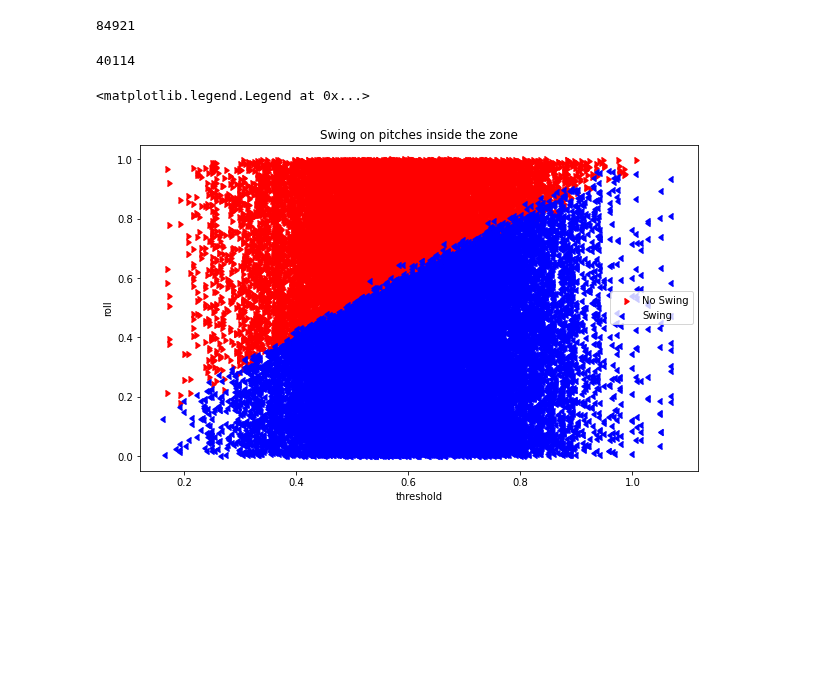
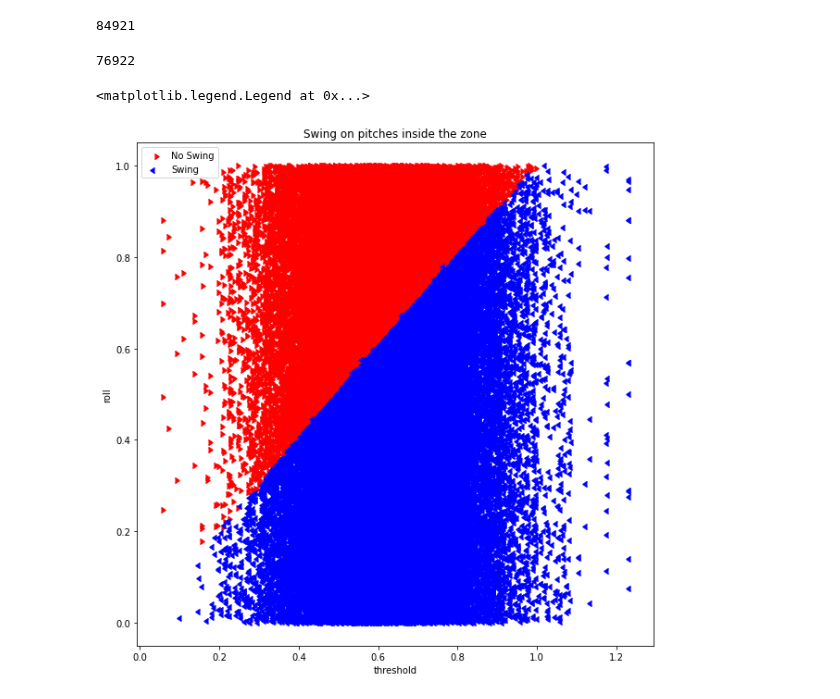
Before and after one commit to xSke/resim, a Jupyter notebook: find_roll_formula_swing_on_strike.ipynb, the cells around one changed output. Drawn from its saved outputs; the diff is of its cells as text; code cells hidden in the pictures; blank space fills up the shorter version.

```diff
--- a/find_roll_formula_swing_on_strike.ipynb
+++ b/find_roll_formula_swing_on_strike.ipynb
@@ -16 +93,4 @@ len(df)
+# %%
+df["batter_mul"] = df.apply(get_batter_mul, axis=1)
+df["pitcher_mul"] = df.apply(get_pitcher_mul, axis=1)
 # %%
@@ -40,7 +139,8 @@ df.loc[df["pitcher_mods"].astype(str).str.contains("SCATTERED"),"pitcher_vibes"]
 # %%
 dfc = df
 # for exclude_mod in ["OVERPERFORMING", "UNDERPERFORMING", "HIGH_PRESSURE", "GROWTH", "SINKING_SHIP", "TRAVELING"]:
-for exclude_mod in ["FLINCH", "O_NO", "ON_FIRE", "GROWTH", "TRAVELING"]:
+# for exclude_mod in ["FLINCH", "O_NO", "ON_FIRE", "GROWTH", "TRAVELING", "CHUNKY", "SMOOTH"]:
+for exclude_mod in ["O_NO", "ON_FIRE", "CHUNKY", "SMOOTH"]:
  dfc = dfc[~dfc["batter_mods"].astype(str).str.contains(exclude_mod)]
  dfc = dfc[~dfc["pitcher_mods"].astype(str).str.contains(exclude_mod)]
  dfc = dfc[~dfc["pitching_team_mods"].astype(str).str.contains(exclude_mod)]
@@ -48,42 +148,50 @@ for exclude_mod in ["FLINCH", "O_NO", "ON_FIRE", "GROWTH", "TRAVELING"]:
 
 # dfc = dfc[dfc['roll'] < 0.95]
 # dfc = dfc[dfc['roll'] > 0.1]
-dfc = dfc[(dfc['pitcher_multiplier'] == 1) & (dfc['batter_multiplier'] == 1)]
+# dfc = dfc[(dfc['pitcher_multiplier'] == 1) & (dfc['batter_multiplier'] == 1)]
 # dfc = dfc[(dfc['pitcher_vibes'].abs() < 0.2) & (dfc['batter_vibes'].abs() < 0.2)]
-dfc = dfc[dfc['batter_patheticism'] > 0.1]
+# dfc = dfc[dfc['batter_patheticism'] > 0.1]
 
 len(dfc)
 # %% [output]
-40114
+76922
 # %%
-dfc['threshold'] = 0.682013-(
-        0.39941986324858486 * (dfc['pitcher_ruthlessness'] + 0.2 * df['pitcher_vibes'])
-        - 0.20159265010434763 * df['ballpark_viscosity']
-        - 0.09009686226184446 * (df['batter_thwackability'] + 0.2 * df['batter_vibes'])
-        - 0.09017895304646896 * (df['batter_musclitude'] + 0.2 * df['batter_vibes'])
-        + 0.08765938715249999 * df['batter_patheticism']
-        - 0.08870019117948015 * (df['batter_divinity'] + 0.2 * df['batter_vibes'])
-        # + 0.0666 * (df['ballpark_filthiness'] * df['ballpark_viscosity'])
-        # + 0.02 * df['ballpark_filthiness']
-)
+# dfc["threshold"] = -1*(\
+#     intercept_scaled + \
+#     coef_scaled[0,1] * dfc["combined_batting"] + \
+#     coef_scaled[0,2] * dfc["pitcher_ruth_with_vibe"] + \
+#     coef_scaled[0,3] * dfc["ballpark_viscosity"])
+
+
+dfc["threshold"] = -1*(\
+    -0.60 + \
+    -0.35 * dfc["combined_batting"] + \
+    0.40 * dfc["pitcher_ruth_with_vibe"] + \
+    -0.20 * dfc["ballpark_viscosity"])
+
+# [(1.0, 'roll'),
+#  (0.3998948107488037, 'pitcher_ruth_with_vibe'),
+#  (-0.3493653911192097, 'combined_batting'),
+#  (-0.19858215226781548, 'ballpark_viscosity')]
+# array([-0.6006551])
 
 
 x_val = "threshold"
-# x_val = "svc_best"
-fig, ax = plt.subplots(1, figsize=(10, 6))
+# x_val = "invpath_with_vibe"
+fig, ax = plt.subplots(1, figsize=(10, 10))
 ax.scatter(dfc[~dfc['passed']][x_val], dfc[~dfc['passed']]["roll"], color="red",
            label="No Swing", marker=CARETRIGHTBASE)
 ax.scatter(dfc[dfc['passed']][x_val], dfc[dfc['passed']]["roll"], color="blue",
            label="Swing", marker=CARETLEFTBASE)
 ax.set_xlabel(x_val)
 ax.set_ylabel('roll')
 ax.set_title("Swing on pitches inside the zone")
 # ax.set_xlim(0.484, 0.499)
 
 ax.legend()
 # %% [output]
 <matplotlib.legend.Legend at 0x...>
-[figure, old version]
+[figure, new version]
 # %%
 dfc["offset"] = dfc["roll"] - dfc["threshold"]
 outliers = dfc[(dfc["passed"] & (dfc["offset"] >= 0)) | (~dfc["passed"] & (dfc["offset"] <= 0))]
```
Also changed, not shown: parts of 12 cells of this notebook.
